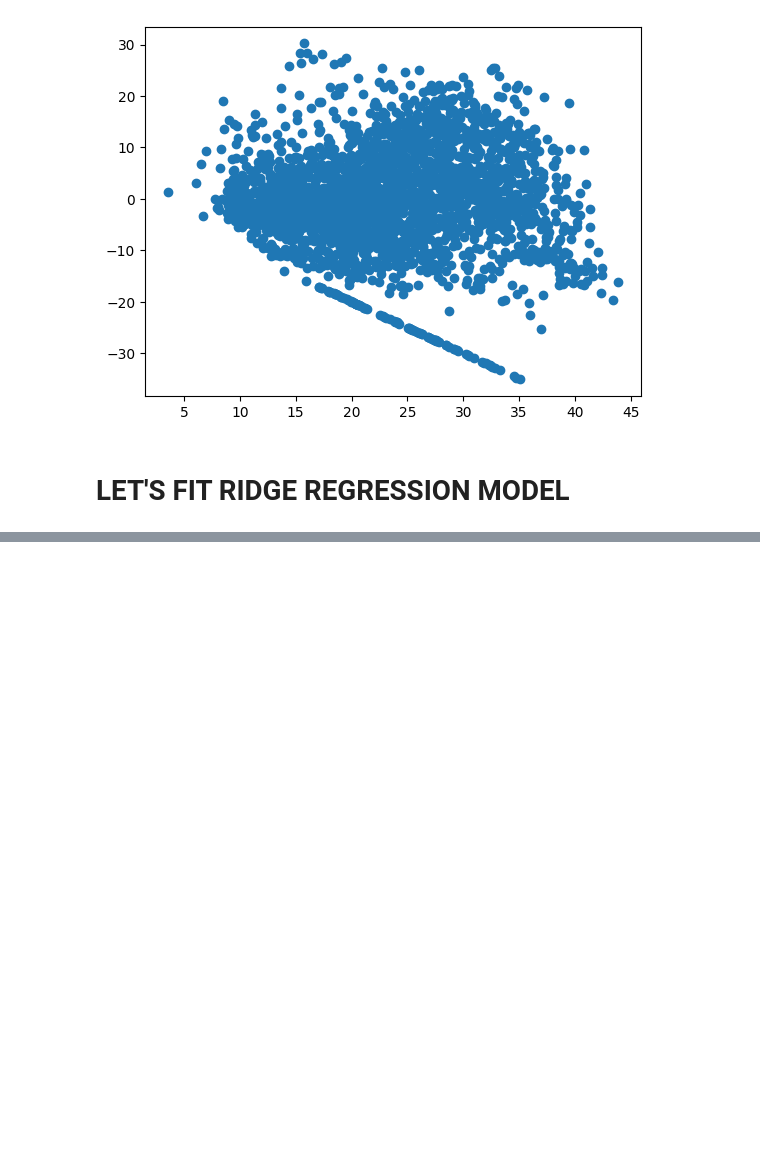
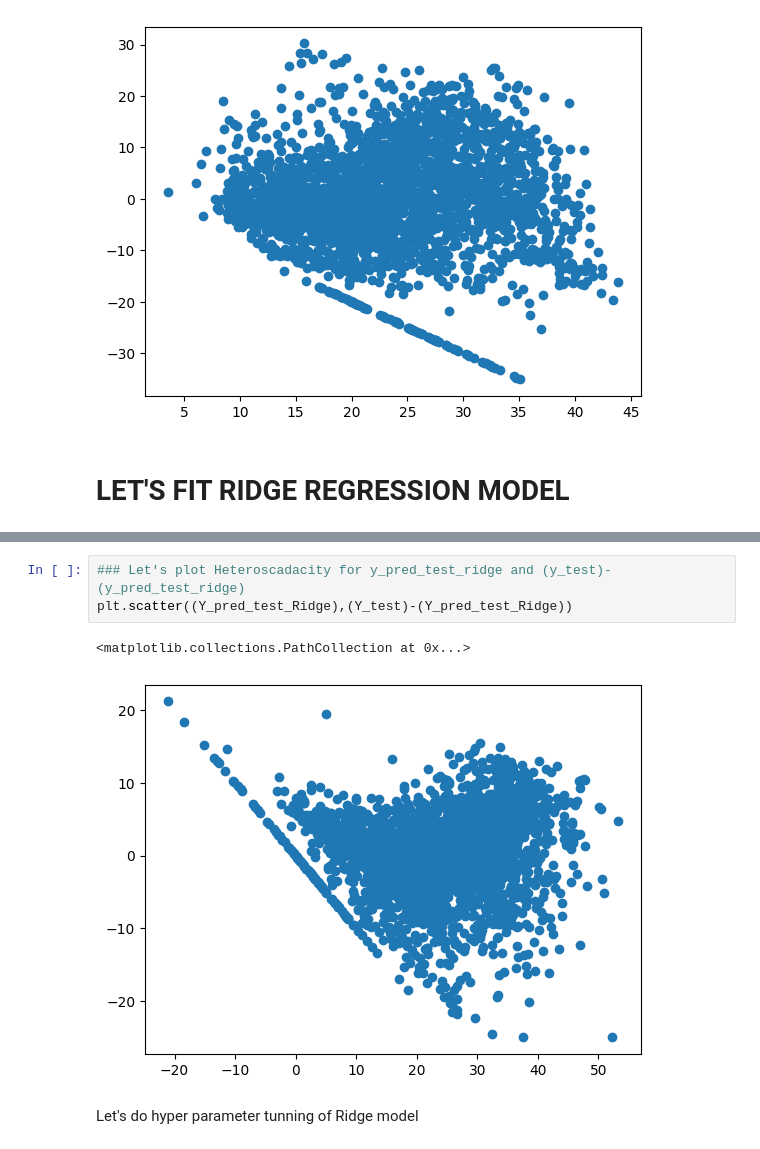
Before and after one commit to KiranKokateGitHub/Bike-Sharing-Demand-Prediction_Regression, a Jupyter notebook: Kiran_Regression.ipynb, the cells around one changed output, grey strips where cells are left out. Saved outputs shown, nothing was run; the diff lists cells and outputs as text; blank space fills up the shorter version.

```diff
--- a/Kiran_Regression.ipynb
+++ b/Kiran_Regression.ipynb
@@ -1164,0 +1300,8 @@ plt.scatter((Y_pred_test_Lasso_Reg),(Y_test-Y_pred_test_Lasso_Reg))
+# %%
+### Let's plot Heteroscadacity for y_pred_test_ridge and (y_test)-(y_pred_test_ridge)
+plt.scatter((Y_pred_test_Ridge),(Y_test)-(Y_pred_test_Ridge))
+# %% [output]
+<matplotlib.collections.PathCollection at 0x...>
+[figure, added]
+# %% [markdown]
+Let's do hyper parameter tunning of Ridge model
```
Also changed, not shown: parts of 12 cells of this notebook.
